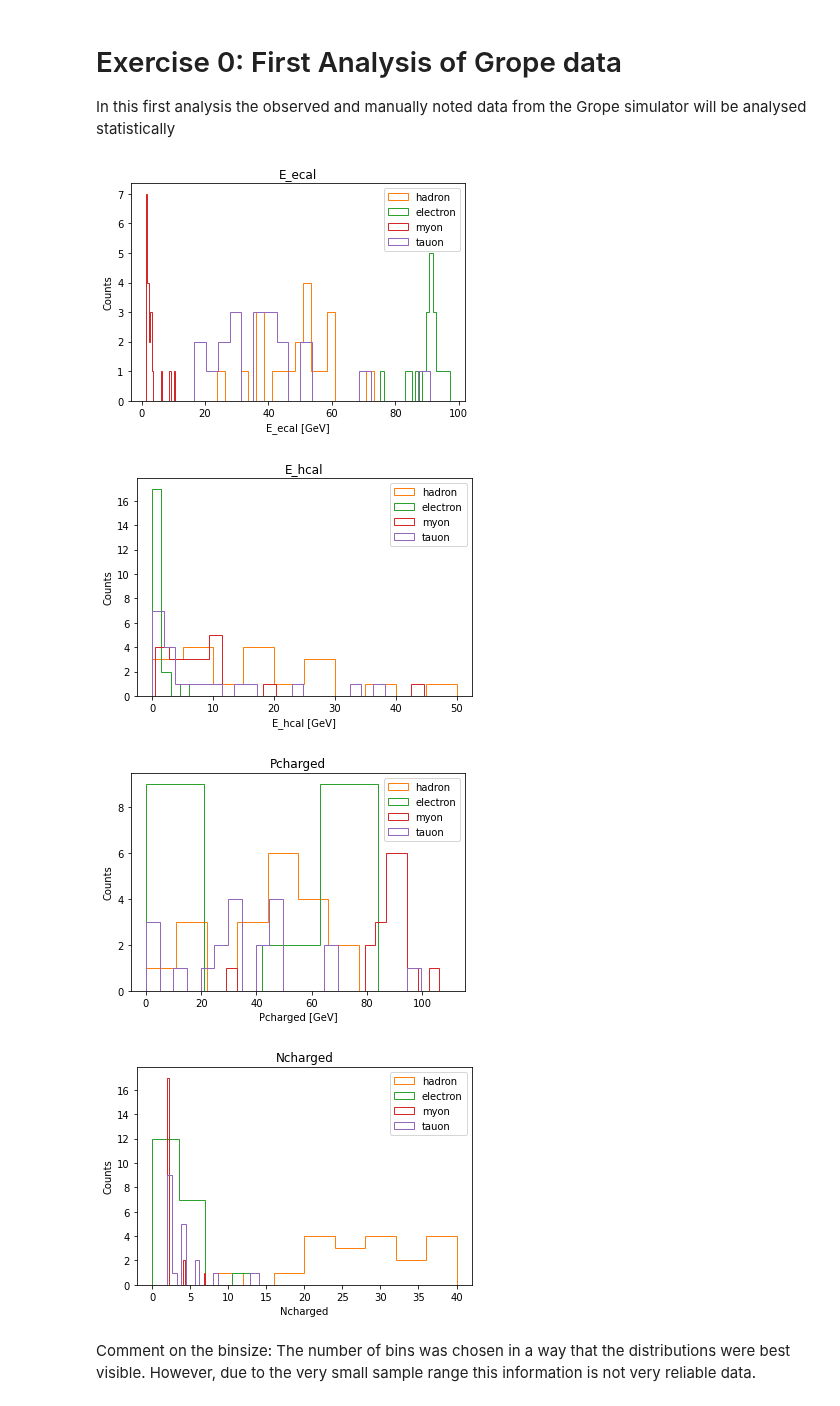
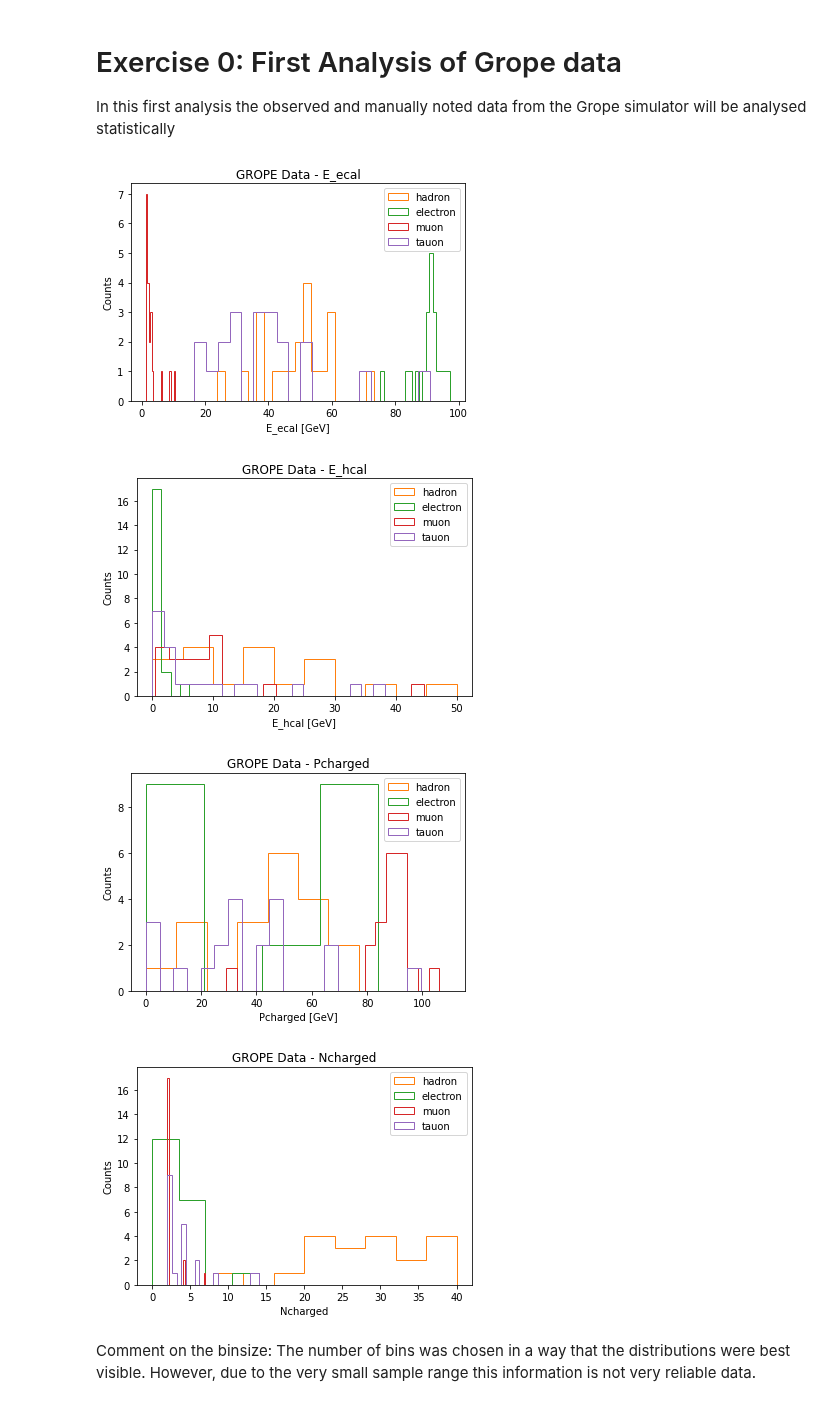
Before and after one commit to josepretel/z0-precisionmeasurement, a Jupyter notebook: 01_z0_grope_tu_fs.ipynb, the cells around one changed output. Cells and saved outputs as stored; diff of their text form; code cells hidden in the pictures.

```diff
--- a/01_z0_grope_tu_fs.ipynb
+++ b/01_z0_grope_tu_fs.ipynb
@@ -30,52 +30,52 @@ use the strings from above to select columns to be displayed'''
 
 plt.hist(hadron_df[ecal_sum_e_string], histtype='step', bins=20, color='C1', label='hadron')
 plt.hist(electron_df[ecal_sum_e_string], histtype='step',bins=20, color='C2', label='electron')
-plt.hist(myon_df[ecal_sum_e_string], histtype='step',bins=20, color='C3', label='myon')
+plt.hist(myon_df[ecal_sum_e_string], histtype='step',bins=20, color='C3', label='muon')
 plt.hist(tauon_df[ecal_sum_e_string], histtype='step',bins=20, color='C4', label='tauon')
-plt.title('E_ecal')
+plt.title('GROPE Data - E_ecal')
 plt.ylabel('Counts')
 plt.xlabel('E_ecal [GeV]')
 plt.legend()
 plt.savefig(path_to_output_dir+ 'grope_ecal.pdf')
 plt.show()
 
 plt.hist(hadron_df[hcal_sum_e_string], histtype='step', bins=10, range=(0,50), color='C1', label='hadron')
 plt.hist(electron_df[hcal_sum_e_string], histtype='step',bins=4, color='C2', label='electron')
-plt.hist(myon_df[hcal_sum_e_string], histtype='step',bins=20, color='C3', label='myon')
+plt.hist(myon_df[hcal_sum_e_string], histtype='step',bins=20, color='C3', label='muon')
 plt.hist(tauon_df[hcal_sum_e_string], histtype='step',bins=20, color='C4', label='tauon')
-plt.title('E_hcal')
+plt.title('GROPE Data - E_hcal')
 plt.ylabel('Counts')
 plt.xlabel('E_hcal [GeV]')
 plt.legend()
 plt.savefig(path_to_output_dir+ 'grope_hcal.pdf')
 plt.show()
 
 plt.hist(hadron_df[Pcharged_string], histtype='step', bins=10,range=(0,110), color='C1', label='hadron')
 plt.hist(electron_df[Pcharged_string], histtype='step',bins=4, color='C2', label='electron')
-plt.hist(myon_df[Pcharged_string], histtype='step',bins=20, color='C3', label='myon')
+plt.hist(myon_df[Pcharged_string], histtype='step',bins=20, color='C3', label='muon')
 plt.hist(tauon_df[Pcharged_string], histtype='step',bins=20, color='C4', label='tauon')
-plt.title('Pcharged')
+plt.title('GROPE Data - Pcharged')
 plt.ylabel('Counts')
 plt.xlabel('Pcharged [GeV]')
 plt.legend()
 plt.savefig(path_to_output_dir+ 'grope_pcharged.pdf')
 plt.show()
 
 plt.hist(hadron_df[Ncharged_string], histtype='step', bins=10, range=(0,40), color='C1', label='hadron')
 plt.hist(electron_df[Ncharged_string], histtype='step',bins=4, color='C2', label='electron')
-plt.hist(myon_df[Ncharged_string], histtype='step',bins=20, color='C3', label='myon')
+plt.hist(myon_df[Ncharged_string], histtype='step',bins=20, color='C3', label='muon')
 plt.hist(tauon_df[Ncharged_string], histtype='step',bins=20, color='C4', label='tauon')
-plt.title('Ncharged')
+plt.title('GROPE Data - Ncharged')
 plt.ylabel('Counts')
 plt.xlabel('Ncharged')
 plt.legend()
 plt.savefig(path_to_output_dir+ 'grope_ncharged.pdf')
 plt.show()
 # %% [output]
-[figure, old version]
+[figure, new version]
-[figure, old version]
+[figure, new version]
-[figure, old version]
+[figure, new version]
-[figure, old version]
+[figure, new version]
 # %% [markdown]
 Comment on the binsize:
 The number of bins was chosen in a way that the distributions were best visible.
```
Also changed, not shown: parts of 1 cell of this notebook.
